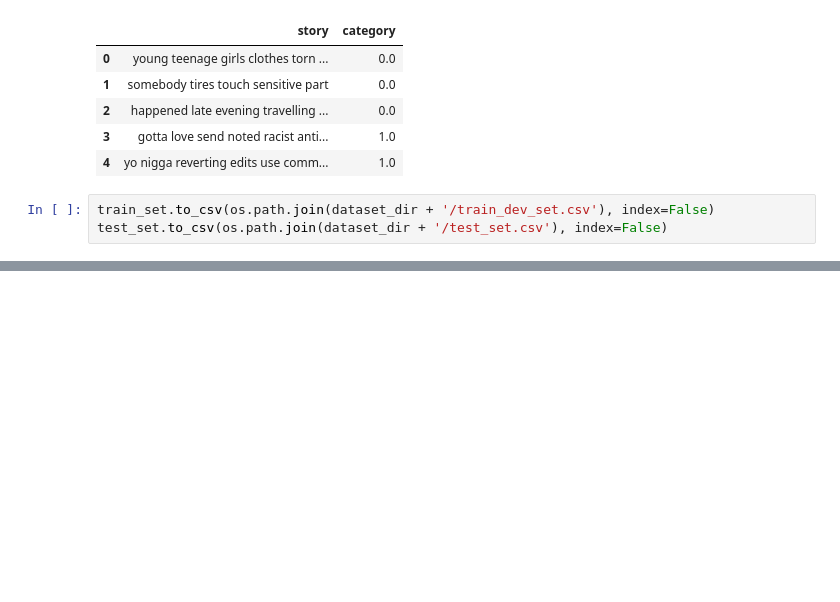
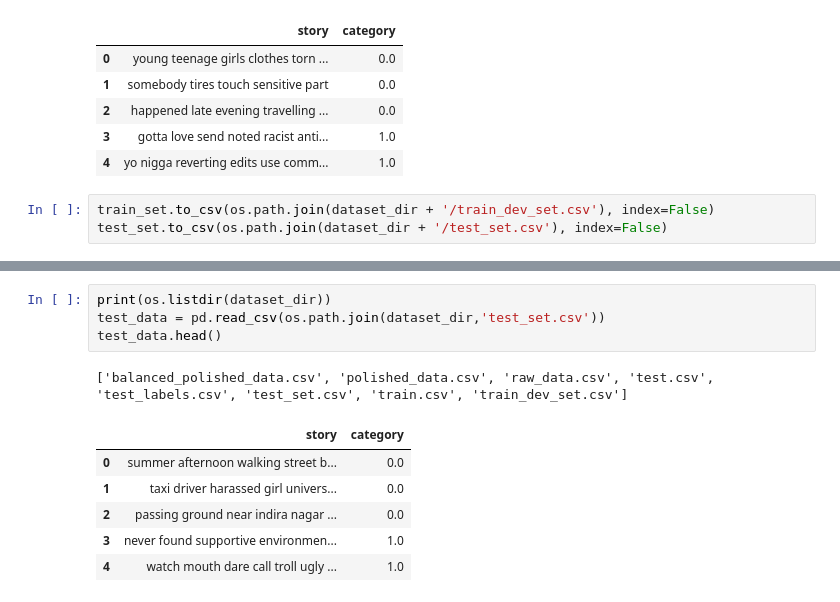
Before and after one commit to alcatraz47/Deep-Learning-Based-Story-Categorization, a Jupyter notebook: data_preprocessing.ipynb, the cells around one changed output, grey strips where cells are left out. Saved outputs shown, nothing was run; the diff lists cells and outputs as text; blank space fills up the shorter version.

```diff
--- a/data_preprocessing.ipynb
+++ b/data_preprocessing.ipynb
@@ -211,0 +384,12 @@ test_set.to_csv(os.path.join(dataset_dir + '/test_set.csv'), index=False)
+# %%
+print(os.listdir(dataset_dir))
+test_data = pd.read_csv(os.path.join(dataset_dir,'test_set.csv'))
+test_data.head()
+# %% [output]
+['balanced_polished_data.csv', 'polished_data.csv', 'raw_data.csv', 'test.csv', 'test_labels.csv', 'test_set.csv', 'train.csv', 'train_dev_set.csv']
+|  | story | category |
+| 0 | summer afternoon walking street b... | 0.0 |
+| 1 | taxi driver harassed girl univers... | 0.0 |
+| 2 | passing ground near indira nagar ... | 0.0 |
+| 3 | never found supportive environmen... | 1.0 |
+| 4 | watch mouth dare call troll ugly ... | 1.0 |
```
Also changed, not shown: parts of 24 cells of this notebook.
